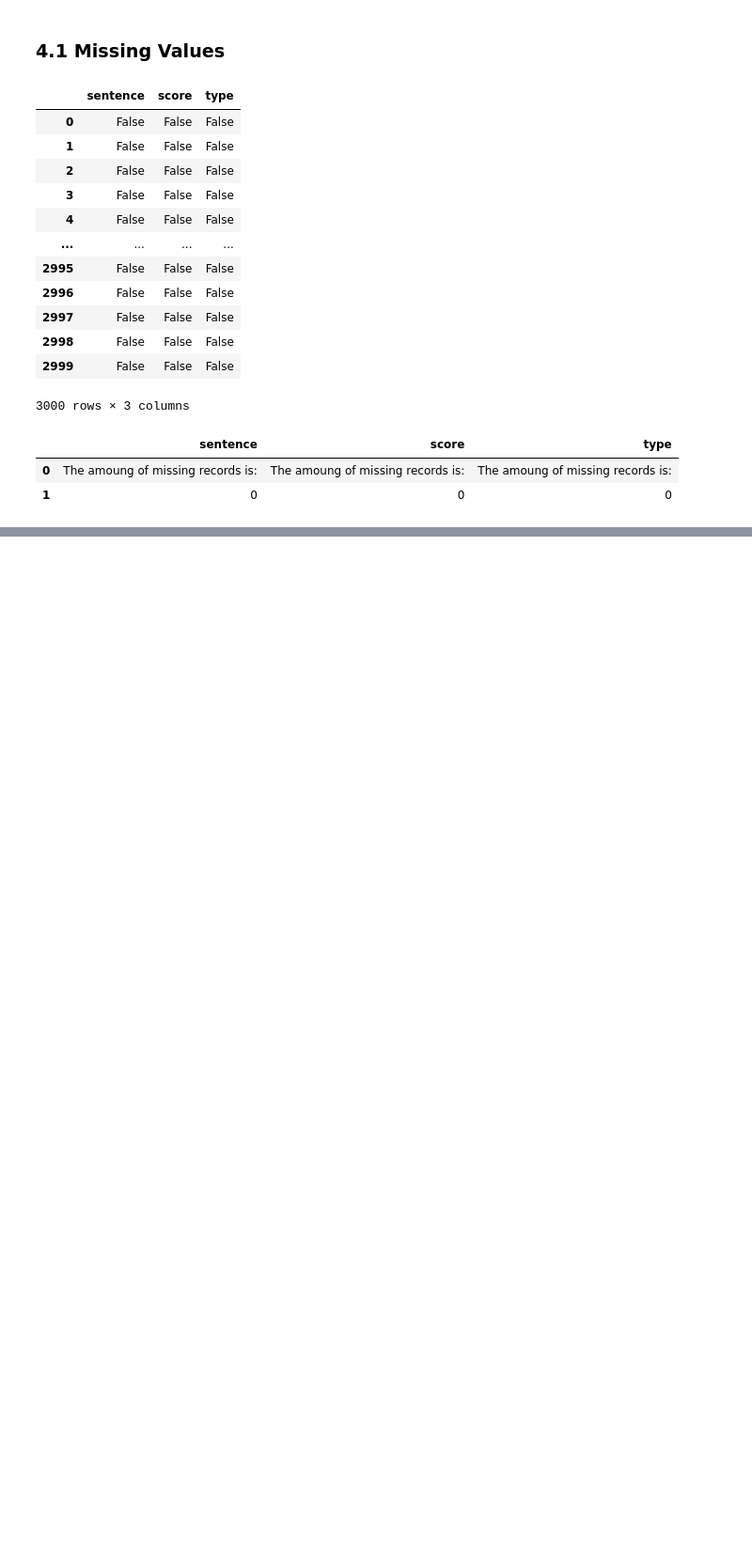
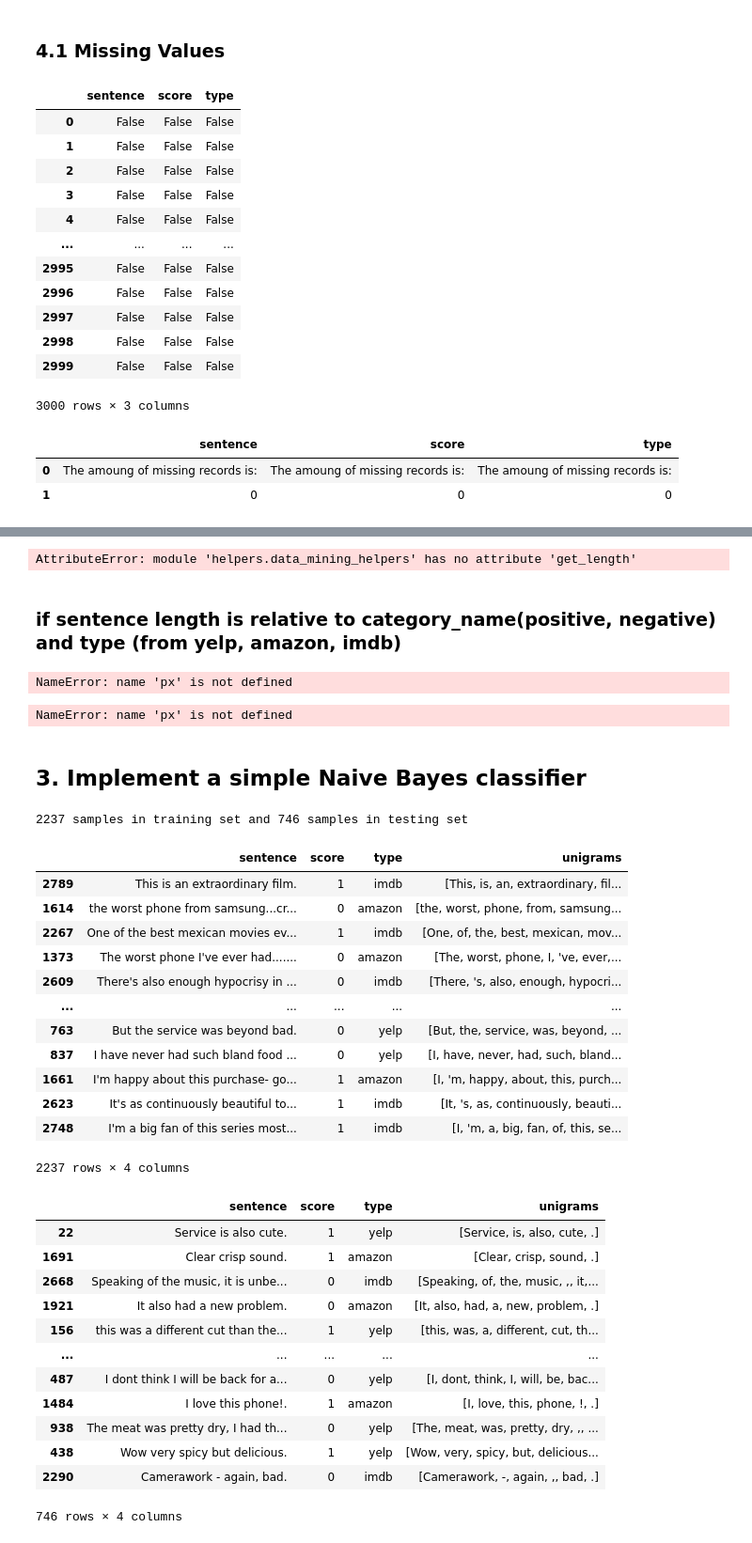
Before and after one commit to Coffeeps/DM, a Jupyter notebook: HW0123.ipynb, the cells around one changed output, grey strips where cells are left out. Shown at 94% size. Cells and saved outputs as stored; diff of their text form; code cells hidden in the pictures; blank space fills up the shorter version.

```diff
--- a/HW0123.ipynb
+++ b/HW0123.ipynb
@@ -540,0 +842,76 @@ X.isnull().apply(lambda x: dmh.check_missing_values(x))
+# %%
+### transform unigrams column to generate sentence length
+X['sentence_length'] = X.unigrams.apply(lambda t: dmh.get_length(t))
+display(X[0:9])
+
+### show the histogram of sentence length
+import plotly.express as px
+
+fig = px.histogram(X, x="sentence_length")
+fig.show()
+# %% [output]
+AttributeError: module 'helpers.data_mining_helpers' has no attribute 'get_length'
+# %% [markdown]
+### if sentence length is relative to category_name(positive, negative) and type (from yelp, amazon, imdb)
+# %%
+### category_name
+fig = px.histogram(X, x="sentence_length", color="category_name")
+fig.show()
+
+### type
+fig = px.histogram(X, x="sentence_length", color="type")
+fig.show()
+# %% [output]
+NameError: name 'px' is not defined
+# %%
+### category_name
+fig = px.histogram(X, x="sentence_length", color="category_name")
+fig.show()
+
+### type
+fig = px.histogram(X, x="sentence_length", color="type")
+fig.show()
+# %% [output]
+NameError: name 'px' is not defined
+# %% [markdown]
+## 3. Implement a simple Naive Bayes classifier
+# %%
+# First, we split the data into training set and testing set
+from sklearn.model_selection import train_test_split
+
+X_train, X_test = train_test_split(X, random_state=0, test_size=0.25)
+
+Y_train = X_train.score
+Y_test = X_test.score
+
+print("{:} samples in training set and {:} samples in testing set".format(X_train.shape[0], X_test.shape[0]))
+display(X_train)
+display(X_test)
+# %% [output]
+2237 samples in training set and 746 samples in testing set
+|  | sentence | score | type | unigrams |
+| 2789 | This is an extraordinary film. | 1 | imdb | [This, is, an, extraordinary, fil... |
+| 1614 | the worst phone from samsung...cr... | 0 | amazon | [the, worst, phone, from, samsung... |
+| 2267 | One of the best mexican movies ev... | 1 | imdb | [One, of, the, best, mexican, mov... |
+| 1373 | The worst phone I've ever had....... | 0 | amazon | [The, worst, phone, I, 've, ever,... |
+| 2609 | There's also enough hypocrisy in ... | 0 | imdb | [There, 's, also, enough, hypocri... |
+| ... | ... | ... | ... | ... |
+| 763 | But the service was beyond bad. | 0 | yelp | [But, the, service, was, beyond, ... |
+| 837 | I have never had such bland food ... | 0 | yelp | [I, have, never, had, such, bland... |
+| 1661 | I'm happy about this purchase- go... | 1 | amazon | [I, 'm, happy, about, this, purch... |
+| 2623 | It's as continuously beautiful to... | 1 | imdb | [It, 's, as, continuously, beauti... |
+| 2748 | I'm a big fan of this series most... | 1 | imdb | [I, 'm, a, big, fan, of, this, se... |
+2237 rows × 4 columns
+|  | sentence | score | type | unigrams |
+| 22 | Service is also cute. | 1 | yelp | [Service, is, also, cute, .] |
+| 1691 | Clear crisp sound. | 1 | amazon | [Clear, crisp, sound, .] |
+| 2668 | Speaking of the music, it is unbe... | 0 | imdb | [Speaking, of, the, music, ,, it,... |
+| 1921 | It also had a new problem. | 0 | amazon | [It, also, had, a, new, problem, .] |
+| 156 | this was a different cut than the... | 1 | yelp | [this, was, a, different, cut, th... |
+| ... | ... | ... | ... | ... |
+| 487 | I dont think I will be back for a... | 0 | yelp | [I, dont, think, I, will, be, bac... |
+| 1484 | I love this phone!. | 1 | amazon | [I, love, this, phone, !, .] |
+| 938 | The meat was pretty dry, I had th... | 0 | yelp | [The, meat, was, pretty, dry, ,, ... |
+| 438 | Wow very spicy but delicious. | 1 | yelp | [Wow, very, spicy, but, delicious... |
+| 2290 | Camerawork - again, bad. | 0 | imdb | [Camerawork, -, again, ,, bad, .] |
+746 rows × 4 columns
```
Also changed, not shown: parts of 38 cells of this notebook.
